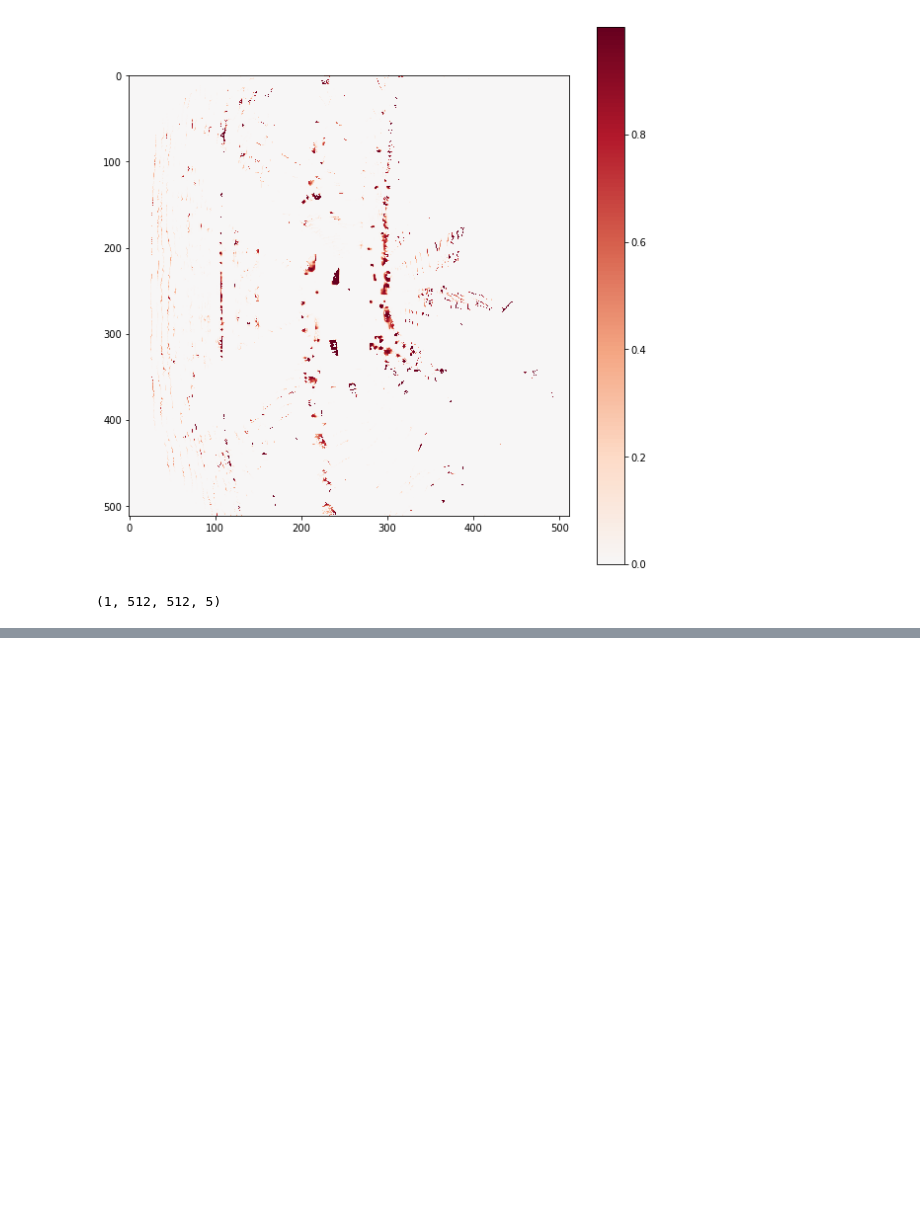
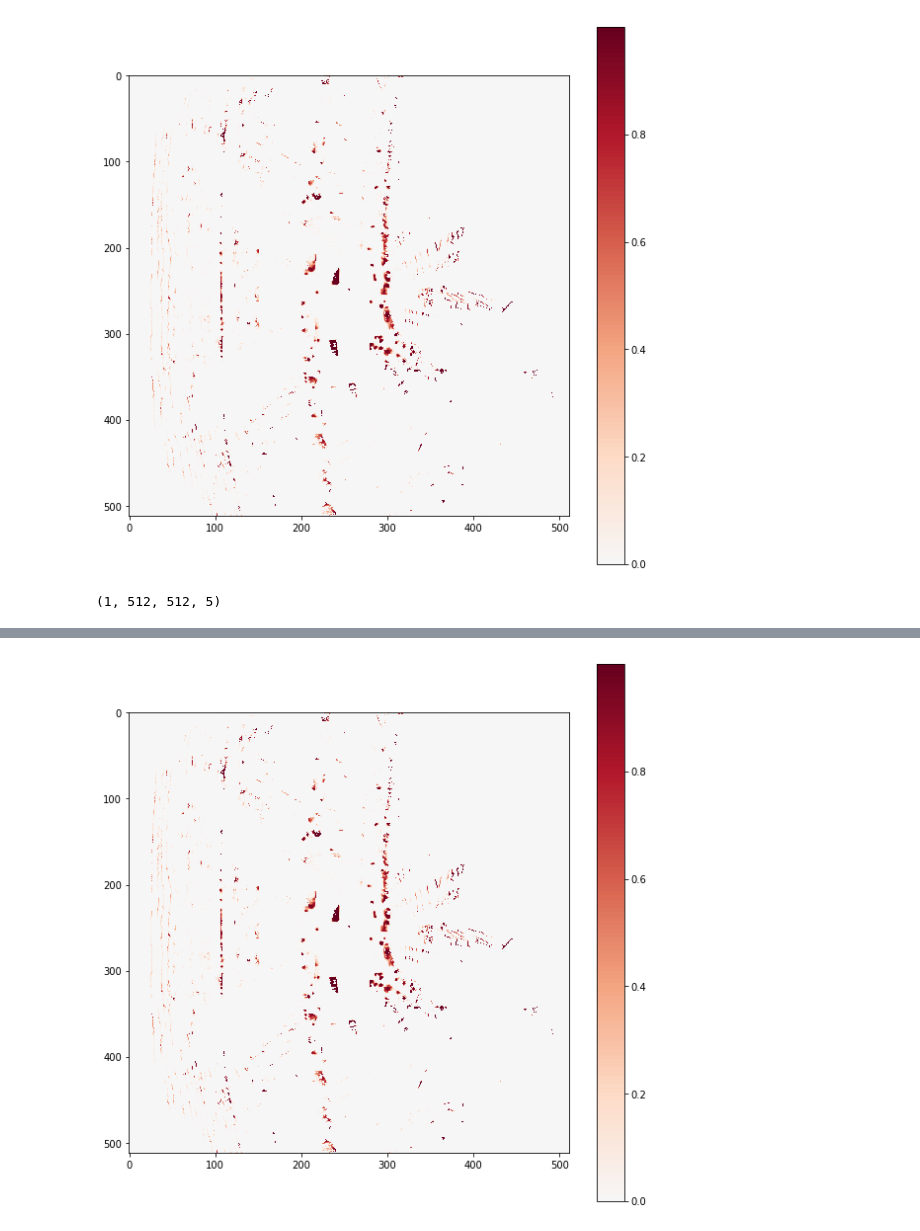
Before and after one commit to kikacaty/L_Con, a Jupyter notebook: percpt_attack/tf_attack/tf_deploy.ipynb, the cells around one changed output, grey strips where cells are left out. Cells and saved outputs as stored; diff of their text form; code cells hidden in the pictures; blank space fills up the shorter version.

```diff
--- a/percpt_attack/tf_attack/tf_deploy.ipynb
+++ b/percpt_attack/tf_attack/tf_deploy.ipynb
@@ -261,0 +266,4 @@ print category.mean(), adv_category.mean()
+# %%
+draw_feature(category)
+# %% [output]
+[figure, added]
```
Also changed, not shown: parts of 6 cells of this notebook, 6 other files.
